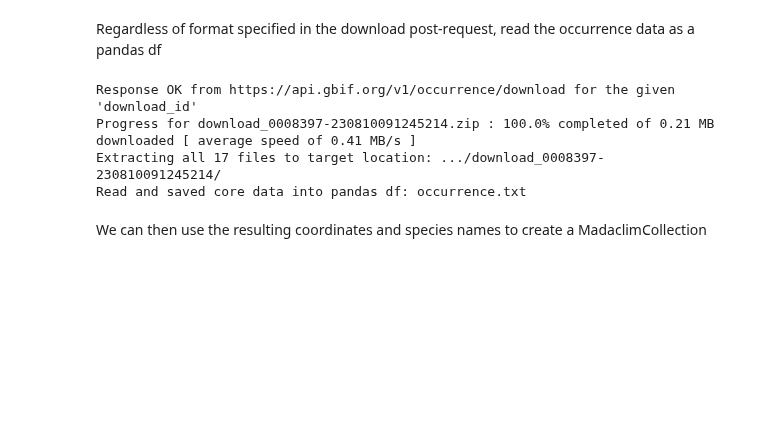
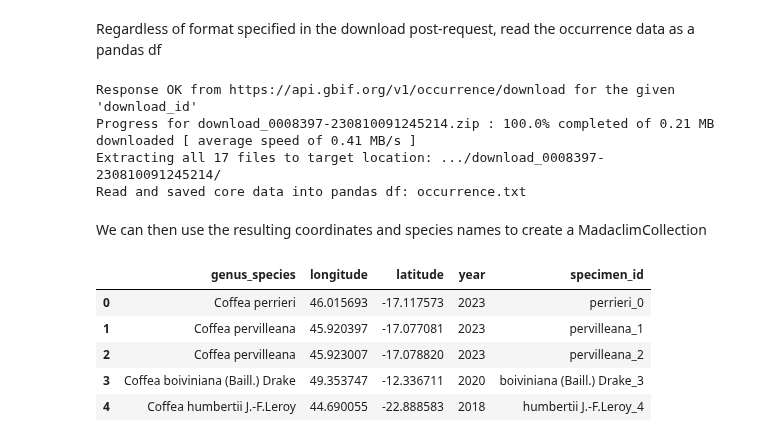
Before and after one commit to tahiri-lab/py_madaclim, a Jupyter notebook: example/full_walkthrough.ipynb, the cells around one changed output. Saved outputs shown, nothing was run; the diff lists cells and outputs as text; code cells hidden in the pictures; blank space fills up the shorter version.

```diff
--- a/example/full_walkthrough.ipynb
+++ b/example/full_walkthrough.ipynb
@@ -1373,7 +1373,16 @@ Read and saved core data into pandas df: occurrence.txt
 We can then use the resulting coordinates and species names to create a MadaclimCollection
 # %%
 df = coff_dl_df.loc[coff_dl_df["taxonRank"] == "SPECIES"]
-df = df.loc[:, ["verbatimScientificName", "decimalLongitude", "decimalLatitude"]]
+df = df.loc[:, ["verbatimScientificName", "decimalLongitude", "decimalLatitude", "year"]]
 df = df.reset_index().drop(columns="index")
 df["specimen_id"] = df.apply(lambda row: f"{row['verbatimScientificName']}_{row.name}", axis=1)
-df.columns = ["genus_species", "longitude", "latitude", "specimen_id"]
+df["specimen_id"] = df["specimen_id"].str.strip("Coffea ")
+df.columns = ["genus_species", "longitude", "latitude", "year", "specimen_id"]
+df.head()
+# %% [output]
+|  | genus_species | longitude | latitude | year | specimen_id |
+| 0 | Coffea perrieri | 46.015693 | -17.117573 | 2023 | perrieri_0 |
+| 1 | Coffea pervilleana | 45.920397 | -17.077081 | 2023 | pervilleana_1 |
+| 2 | Coffea pervilleana | 45.923007 | -17.078820 | 2023 | pervilleana_2 |
+| 3 | Coffea boiviniana (Baill.) Drake | 49.353747 | -12.336711 | 2020 | boiviniana (Baill.) Drake_3 |
+| 4 | Coffea humbertii J.-F.Leroy | 44.690055 | -22.888583 | 2018 | humbertii J.-F.Leroy_4 |
```
Also changed, not shown: parts of 3 cells of this notebook.
